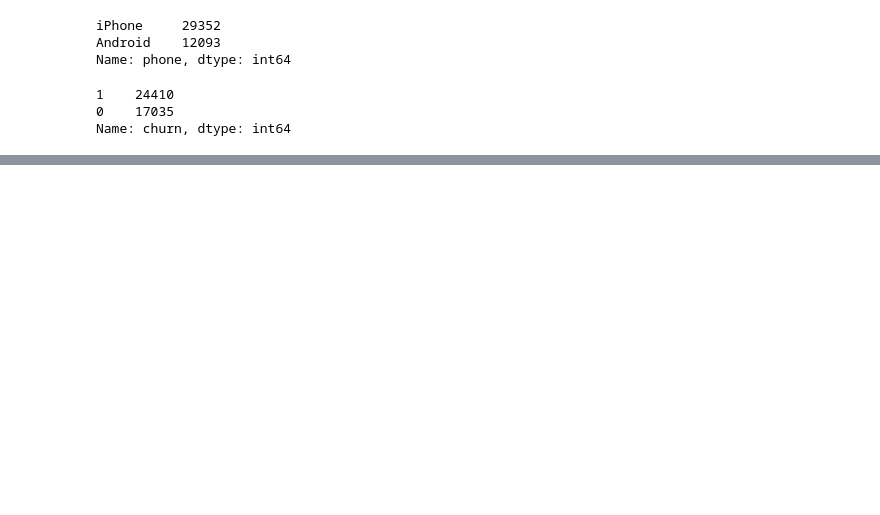
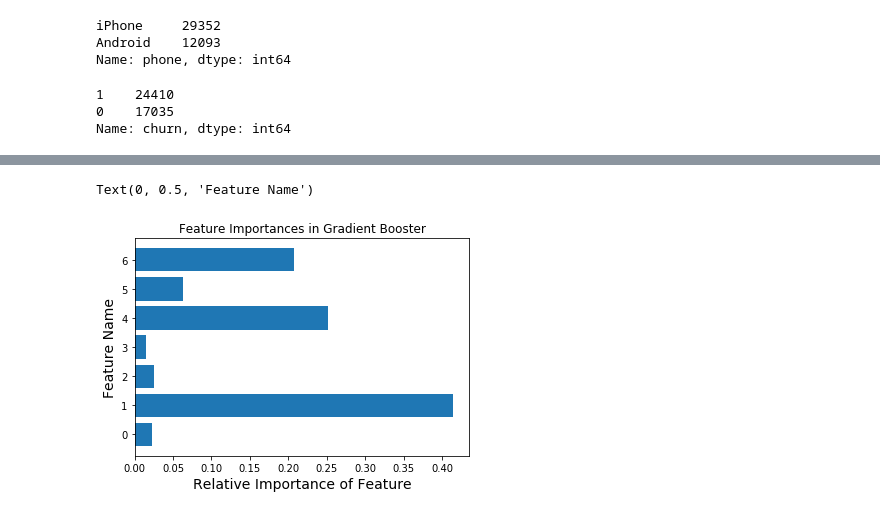
Before and after one commit to JuliaSokolova/churn-prediction, a Jupyter notebook: Churn _EDA.ipynb, the cells around one changed output, grey strips where cells are left out. Saved outputs shown, nothing was run; the diff lists cells and outputs as text; code cells hidden in the pictures; blank space fills up the shorter version.

```diff
--- a/Churn _EDA.ipynb
+++ b/Churn _EDA.ipynb
@@ -106,0 +288,26 @@ y = data.churn.values
+# %%
+fig, ax = plt.subplots()
+
+feature_importances = clf.feature_importances_
+feature_names = ['avg_dist',
+     'avg_rating_by_driver',
+     'avg_rating_of_driver',
+     'avg_surge',
+     'surge_pct',
+     'trips_in_first_30_days',
+     'weekday_pct']
+
+width = 0.8
+
+idx = np.arange(len(feature_names))
+ax.barh(idx, feature_importances, align='center')
+ax.set_yticks(idx, feature_names)
+
+
+ax.set_title("Feature Importances in Gradient Booster")
+ax.set_xlabel('Relative Importance of Feature', fontsize=14)
+ax.set_ylabel('Feature Name', fontsize=14)
+# plt.savefig('plots/feature-importances.png', bbox_inches='tight')
+# %% [output]
+Text(0, 0.5, 'Feature Name')
+[figure, added]
```
Also changed, not shown: parts of 26 cells of this notebook.
